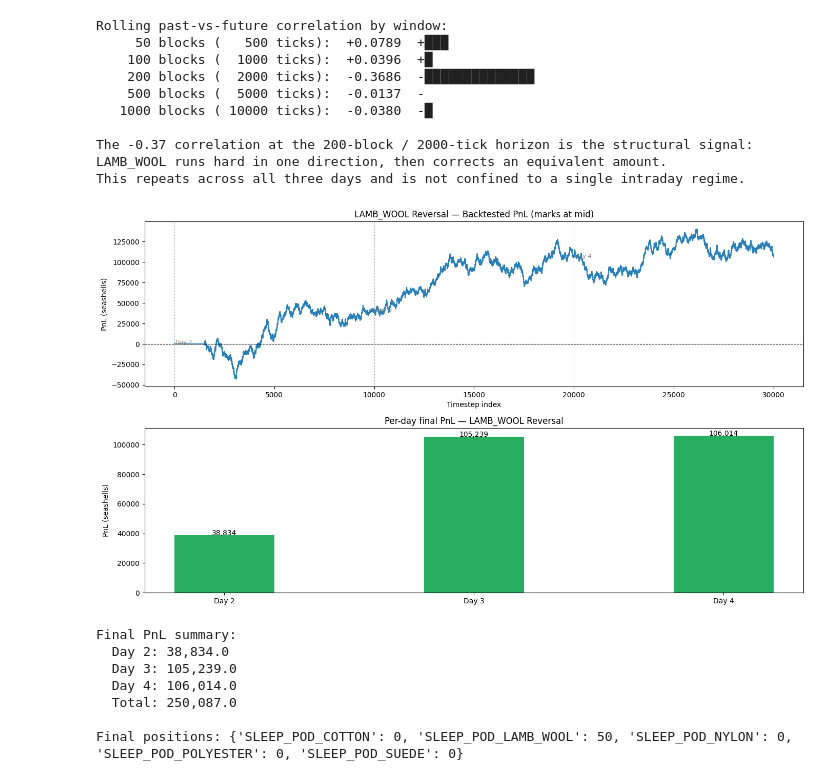
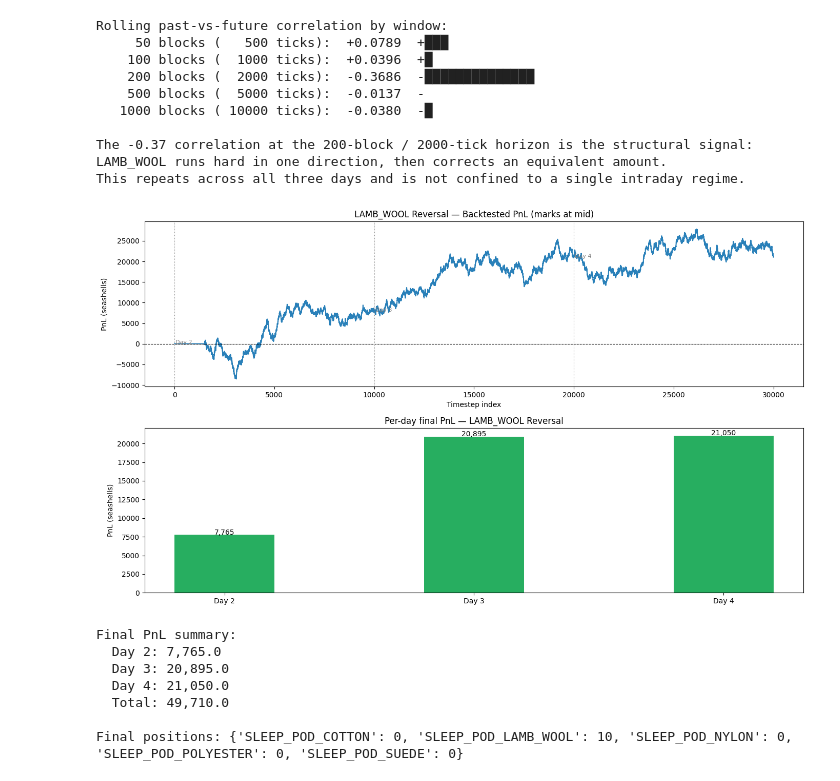
Before and after one commit to nikaslukyanov/kernel_trick, a Jupyter notebook: round5/sleep.ipynb, the cells around one changed output. Drawn from its saved outputs; the diff is of its cells as text; code cells hidden in the pictures.

```diff
--- a/round5/sleep.ipynb
+++ b/round5/sleep.ipynb
@@ -394,7 +394,7 @@ class LambWoolReversalTrader:
     LAMB         = "SLEEP_POD_LAMB_WOOL"
     SIGNAL_TICKS = 1500      # observe this many ticks before entering
     THRESHOLD    = 0.01      # minimum early return to trigger signal
-    LIMIT        = 50
+    LIMIT        = 10
 
     def run(self, state: TradingState):
         mem = _json.loads(state.traderData) if state.traderData else {}
@@ -454,7 +454,7 @@ sleep_trades = all_trades[all_trades['symbol'].str.startswith('SLEEP', na=False)
 
 # ── Backtest across all days ───────────────────────────────────────────────────
 SLEEP_PRODUCTS = [c for c in mids.columns if c.startswith('SLEEP_POD')]
-POS_LIMIT      = 50
+POS_LIMIT      = 10
 
 listings   = {p: Listing(p, p, 'SEASHELLS') for p in SLEEP_PRODUCTS}
 pos_lim    = {p: POS_LIMIT for p in SLEEP_PRODUCTS}
@@ -490,38 +490,38 @@ for d, (lo, hi) in enumerate(DAY_BOUNDS, 2):
         axes[0].text(x_start + 50, lamb_pnl.values[x_start],
                      f'Day {d}', fontsize=8, color='gray')
 axes[0].set_title('LAMB_WOOL Reversal — Backtested PnL (marks at mid)')
 axes[0].set_ylabel('PnL (seashells)')
 axes[0].set_xlabel('Timestep index')
 
 # Bottom: per-day final PnL bar chart
 day_pnls = {}
 for d, (lo, hi) in enumerate(DAY_BOUNDS, 2):
     mask = (lamb_pnl.index >= lo) & (lamb_pnl.index < hi)
     if mask.any():
         day_pnls[f'Day {d}'] = lamb_pnl[mask].iloc[-1]
 
 colors = ['#27ae60' if v >= 0 else '#c0392b' for v in day_pnls.values()]
 axes[1].bar(day_pnls.keys(), day_pnls.values(), color=colors, width=0.4)
 axes[1].axhline(0, color='black', linewidth=0.8)
 for i, (label, val) in enumerate(day_pnls.items()):
     axes[1].text(i, val + (50 if val >= 0 else -150), f'{val:,.0f}', ha='center', fontsize=10)
 axes[1].set_title('Per-day final PnL — LAMB_WOOL Reversal')
 axes[1].set_ylabel('PnL (seashells)')
 
 plt.tight_layout()
 plt.show()
 
 print("\nFinal PnL summary:")
 for label, val in day_pnls.items():
     print(f"  {label}: {val:,.1f}")
 print(f"  Total: {sum(day_pnls.values()):,.1f}")
 print(f"\nFinal positions: { {p: backtester.current_position[p] for p in SLEEP_PRODUCTS} }")
 # %% [output]
-[figure, old version]
+[figure, new version]
 Final PnL summary:
-  Day 2: 38,834.0
-  Day 3: 105,239.0
-  Day 4: 106,014.0
-  Total: 250,087.0
+  Day 2: 7,765.0
+  Day 3: 20,895.0
+  Day 4: 21,050.0
+  Total: 49,710.0
 
-Final positions: {'SLEEP_POD_COTTON': 0, 'SLEEP_POD_LAMB_WOOL': 50, 'SLEEP_POD_NYLON': 0, 'SLEEP_POD_POLYESTER': 0, 'SLEEP_POD_SUEDE': 0}
+Final positions: {'SLEEP_POD_COTTON': 0, 'SLEEP_POD_LAMB_WOOL': 10, 'SLEEP_POD_NYLON': 0, 'SLEEP_POD_POLYESTER': 0, 'SLEEP_POD_SUEDE': 0}
```
Also changed, not shown: 2 other files.
